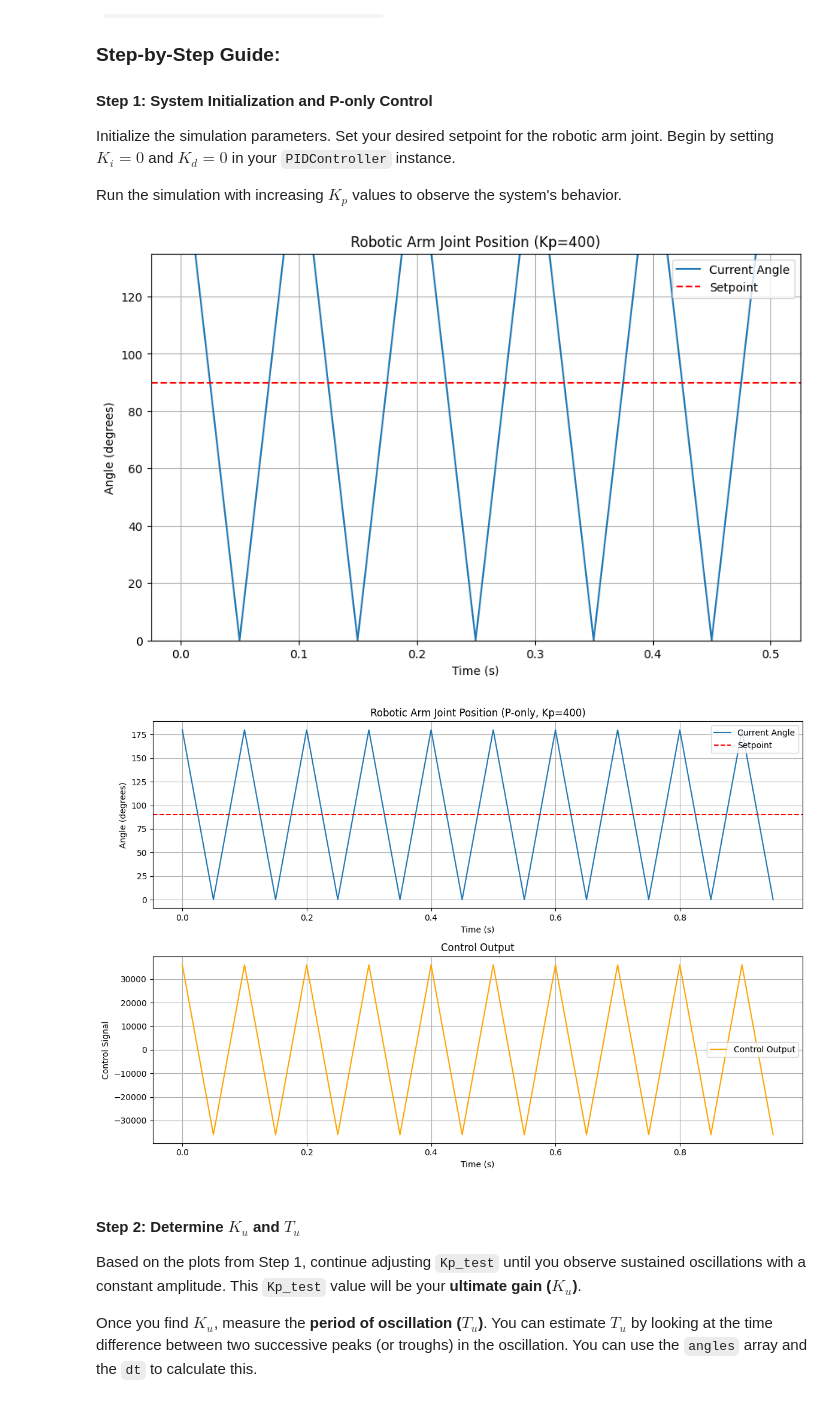
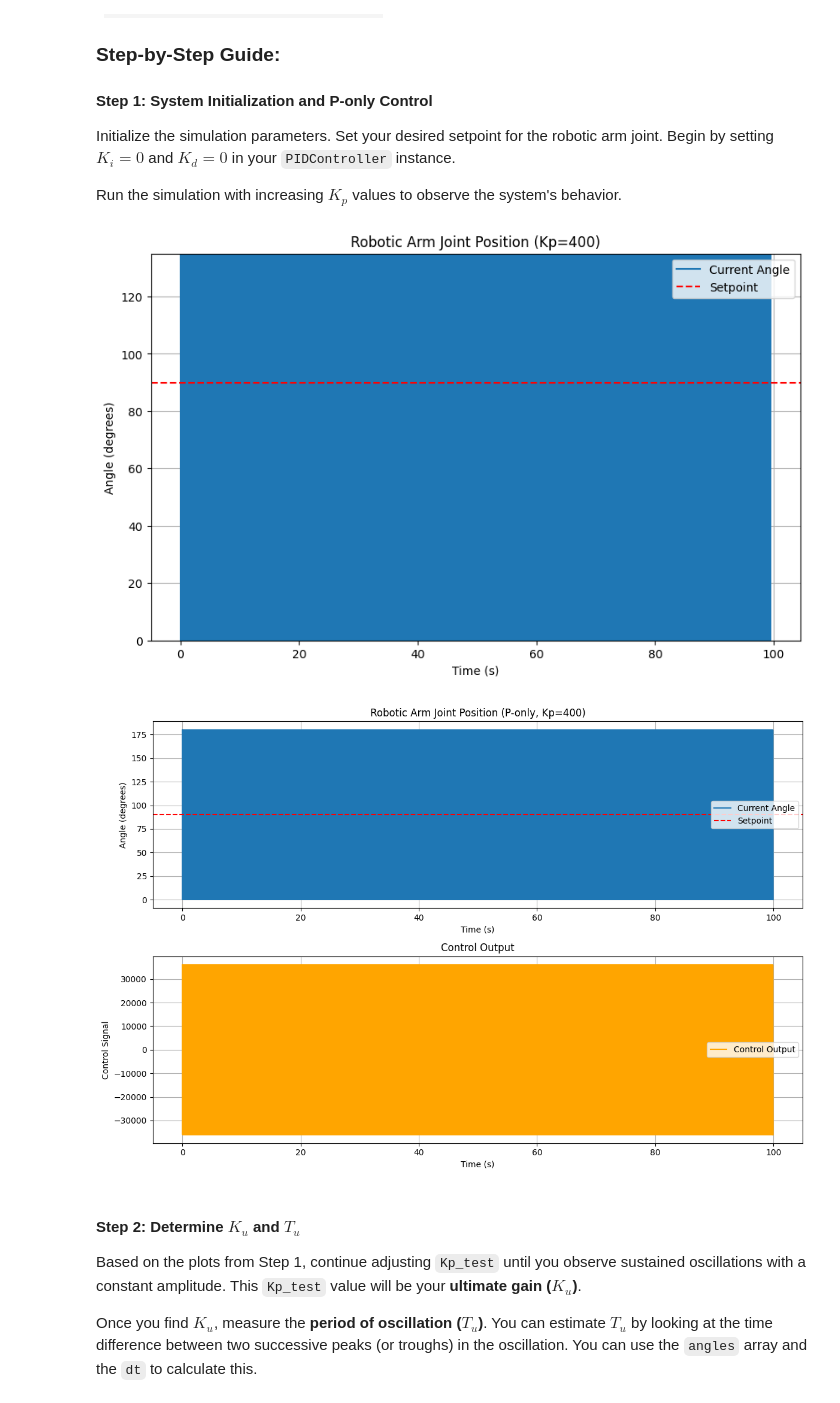
Before and after one commit to rashmikanaveen/ROS2-Jazzy-Tutorials, a Jupyter notebook: Robot_Arm_PID.ipynb, the cells around one changed output. Saved outputs shown, nothing was run; the diff lists cells and outputs as text; code cells hidden in the pictures.

```diff
--- a/Robot_Arm_PID.ipynb
+++ b/Robot_Arm_PID.ipynb
@@ -147,7 +147,7 @@ Run the simulation with increasing $K_p$ values to observe the system's behavior
 # %%
 # Simulation Parameters
 dt = 0.05  # Time step (seconds)
-simulation_time = 1  # Total simulation time (seconds)
+simulation_time = 100  # Total simulation time (seconds)
 num_steps = int(simulation_time / dt)
 
 setpoint_angle = 90  # Desired angle in degrees
@@ -193,35 +193,35 @@ for i in range(num_steps):
         plt.grid(True)
         plt.legend()
         plt.ylim(0, setpoint_angle * 1.5) # Adjust y-limit for better visualization
         plt.show()
         time.sleep(0.01)
 
 
 # Plotting the results for P-only control
 plt.figure(figsize=(12, 8))
 
 plt.subplot(2, 1, 1)
 plt.plot(np.arange(num_steps) * dt, angles, label='Current Angle')
 plt.axhline(y=setpoint_angle, color='r', linestyle='--', label='Setpoint')
 plt.title(f'Robotic Arm Joint Position (P-only, Kp={Kp_test})')
 plt.xlabel('Time (s)')
 plt.ylabel('Angle (degrees)')
 plt.grid(True)
 plt.legend()
 
 plt.subplot(2, 1, 2)
 plt.plot(np.arange(num_steps) * dt, control_outputs, label='Control Output', color='orange')
 plt.title('Control Output')
 plt.xlabel('Time (s)')
 plt.ylabel('Control Signal')
 plt.grid(True)
 plt.legend()
 
 plt.tight_layout()
 plt.show()
 # %% [output]
-[figure, old version]
+[figure, new version]
-[figure, old version]
+[figure, new version]
 # %% [markdown]
 #### **Step 2: Determine $K_u$ and $T_u$**
 
```
Also changed, not shown: parts of 2 cells of this notebook.
